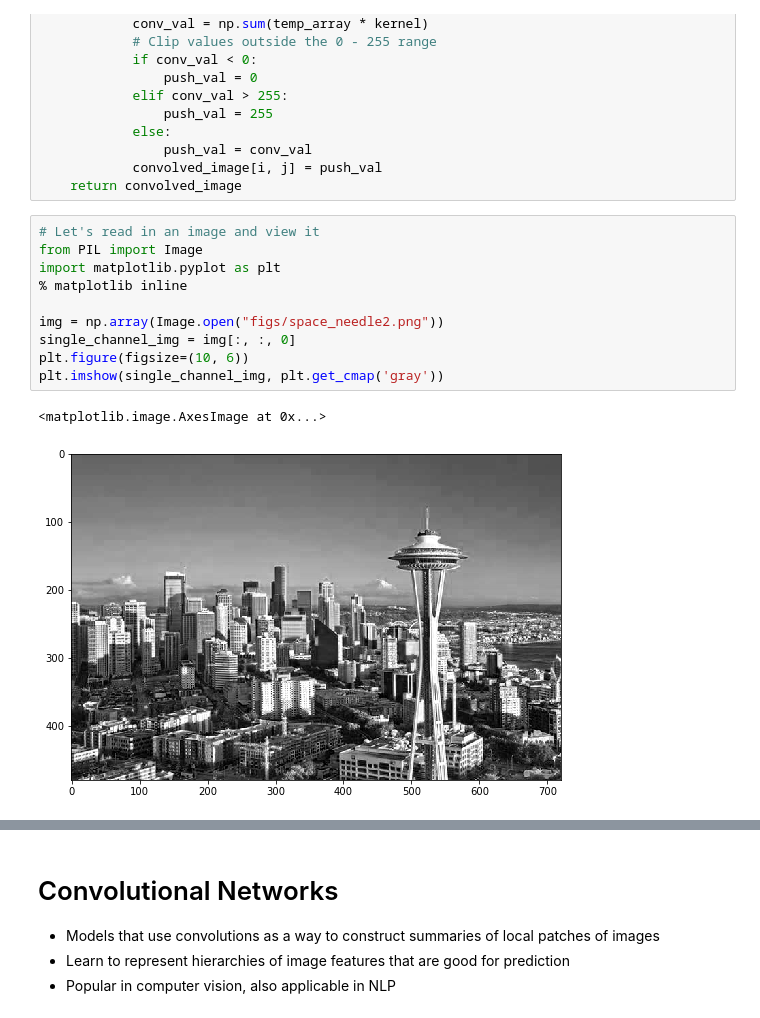
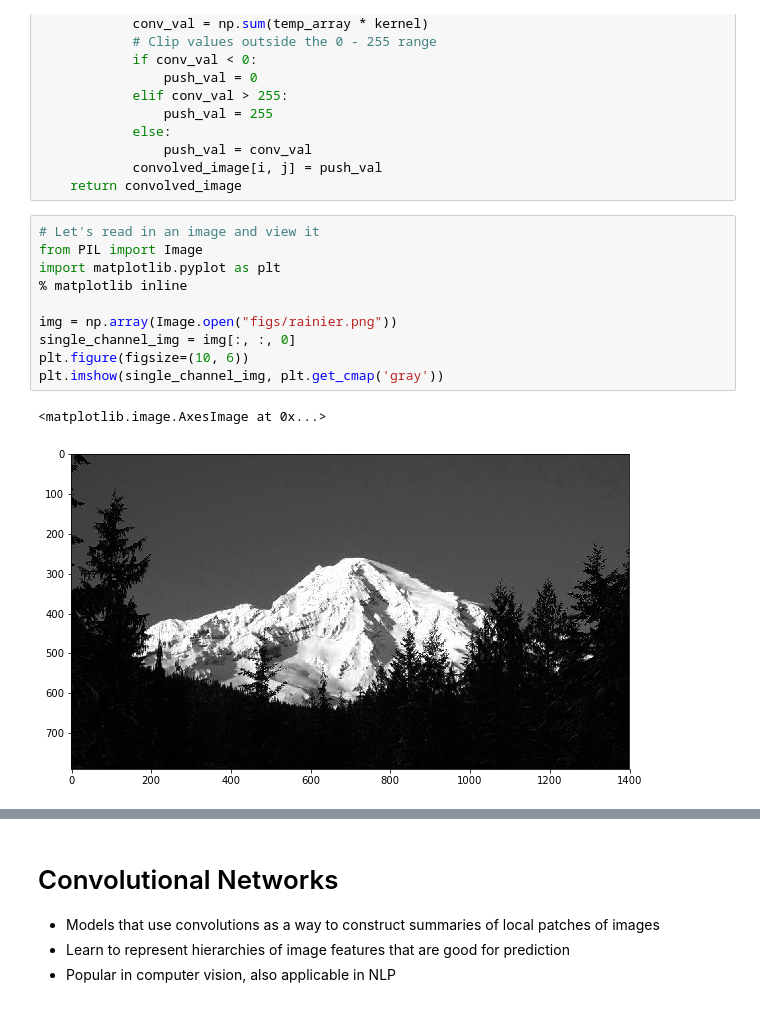
Before and after one commit to DanielSnipes/learning_DL_through_examples, a Jupyter notebook: presentation/code_first_math_later_presentation.ipynb, the cells around one changed output, grey strips where cells are left out. Cells and saved outputs as stored; diff of their text form.

```diff
--- a/presentation/code_first_math_later_presentation.ipynb
+++ b/presentation/code_first_math_later_presentation.ipynb
@@ -142,16 +138,16 @@ def convolve(input_image, kernel):
 # %%
 # Let's read in an image and view it
 from PIL import Image
 import matplotlib.pyplot as plt
 % matplotlib inline
 
-img = np.array(Image.open("figs/space_needle2.png"))
+img = np.array(Image.open("figs/rainier.png"))
 single_channel_img = img[:, :, 0]
 plt.figure(figsize=(10, 6))
 plt.imshow(single_channel_img, plt.get_cmap('gray'))
 # %% [output]
 <matplotlib.image.AxesImage at 0x...>
-[figure, old version]
+[figure, new version]
 # %%
 img_edges = convolve(single_channel_img, edge_filter)
 plt.figure(figsize=(10, 6))
```
Also changed, not shown: parts of 36 cells of this notebook, 5 other files.
